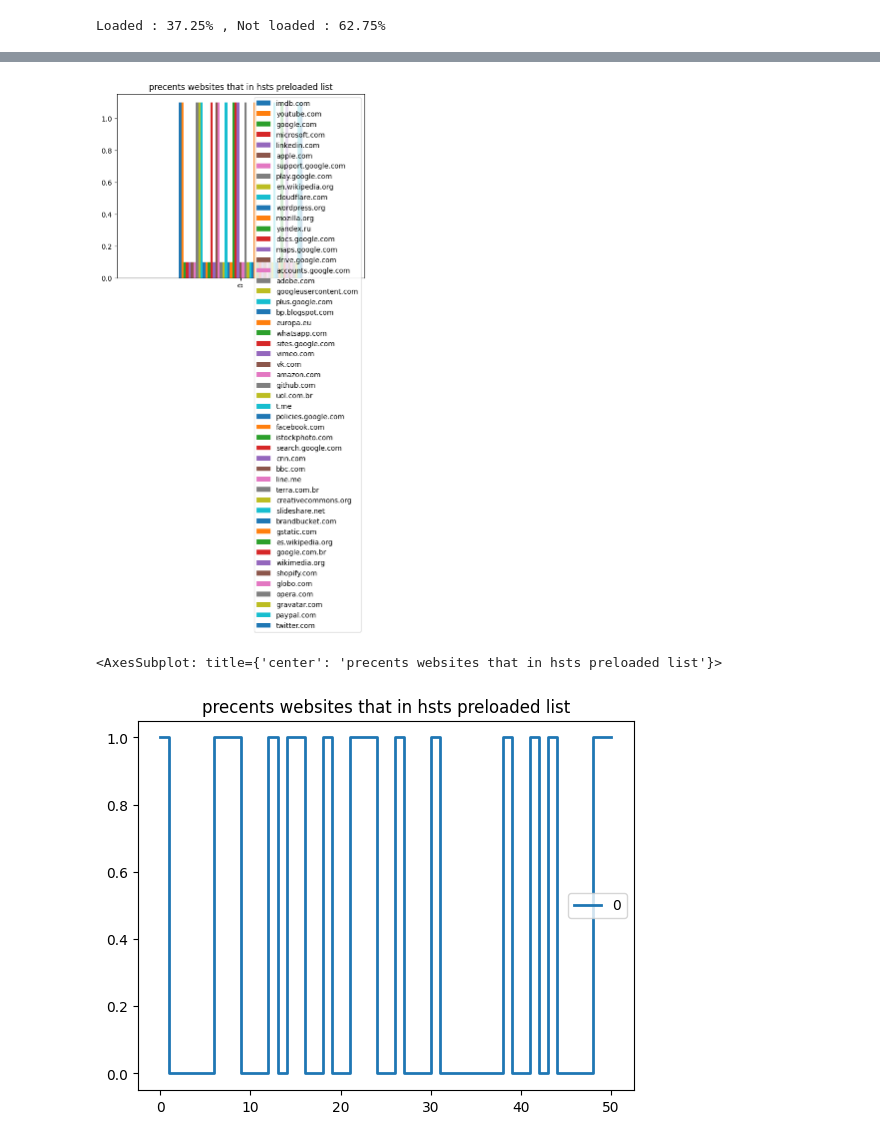
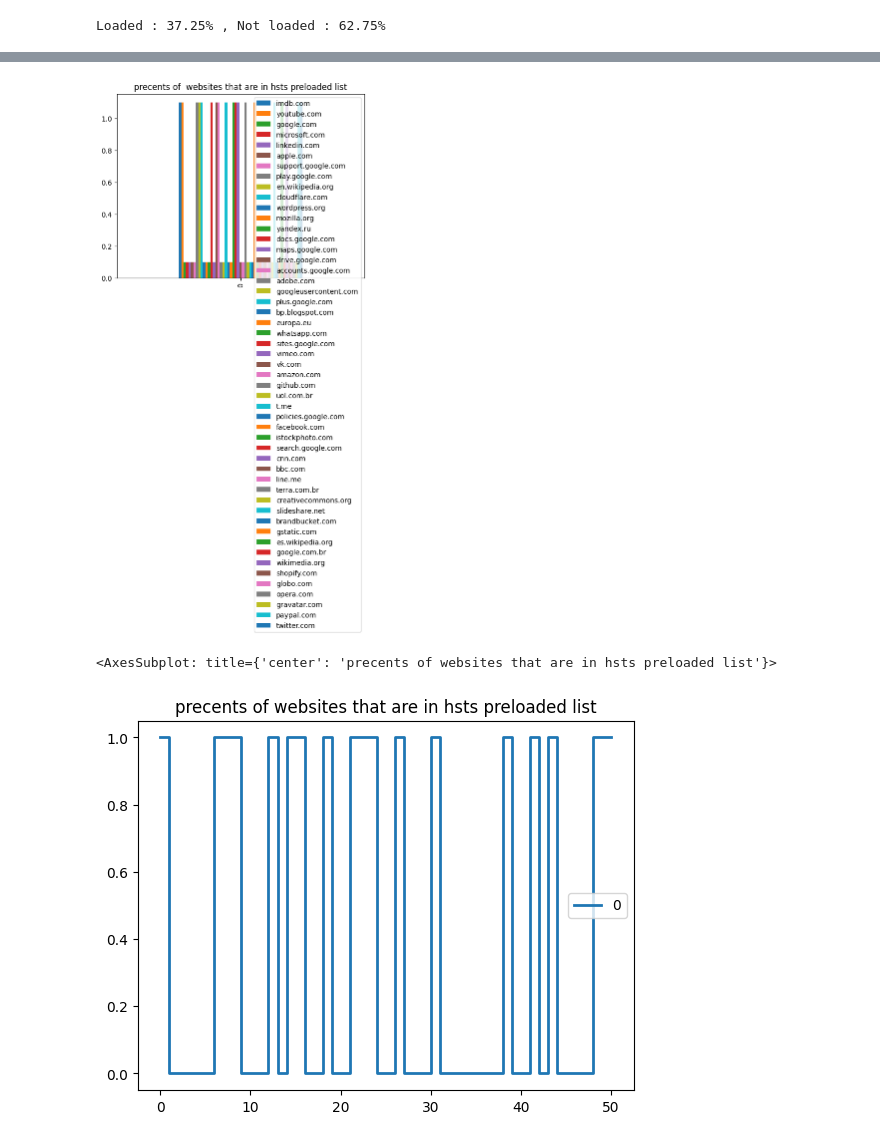
Before and after one commit to idanmaman2/HTTPS_JAIL_BREAK, a Jupyter notebook: scrapers/analayze/perolad-analyze.ipynb, the cells around one changed output, grey strips where cells are left out. Cells and saved outputs as stored; diff of their text form; code cells hidden in the pictures.

```diff
--- a/scrapers/analayze/perolad-analyze.ipynb
+++ b/scrapers/analayze/perolad-analyze.ipynb
@@ -70,13 +70,13 @@ lot = df3.plot.pie(y='is it pre-loaded', figsize=(5, 5),title="precents websites
 df4=pd.DataFrame([list(map(lambda x : int(x) + 0.1, resultPre))  ], columns=namesPre)
 # %%
 
-df4.plot.bar(title="precents websites that in hsts preloaded list");
+df4.plot.bar(title="precents of  websites that are in hsts preloaded list");
 # %% [output]
-[figure, old version]
+[figure, new version]
 # %%
 df5 = pd.DataFrame(map(int,resultPre))
 # %%
-df5.plot(drawstyle="steps", linewidth=2,title="precents websites that in hsts preloaded list")
+df5.plot(drawstyle="steps", linewidth=2,title="precents of websites that are in hsts preloaded list")
 # %% [output]
-<AxesSubplot: title={'center': 'precents websites that in hsts preloaded list'}>
+<AxesSubplot: title={'center': 'precents of websites that are in hsts preloaded list'}>
-[figure, old version]
+[figure, new version]
```
Also changed, not shown: parts of 2 cells of this notebook.
